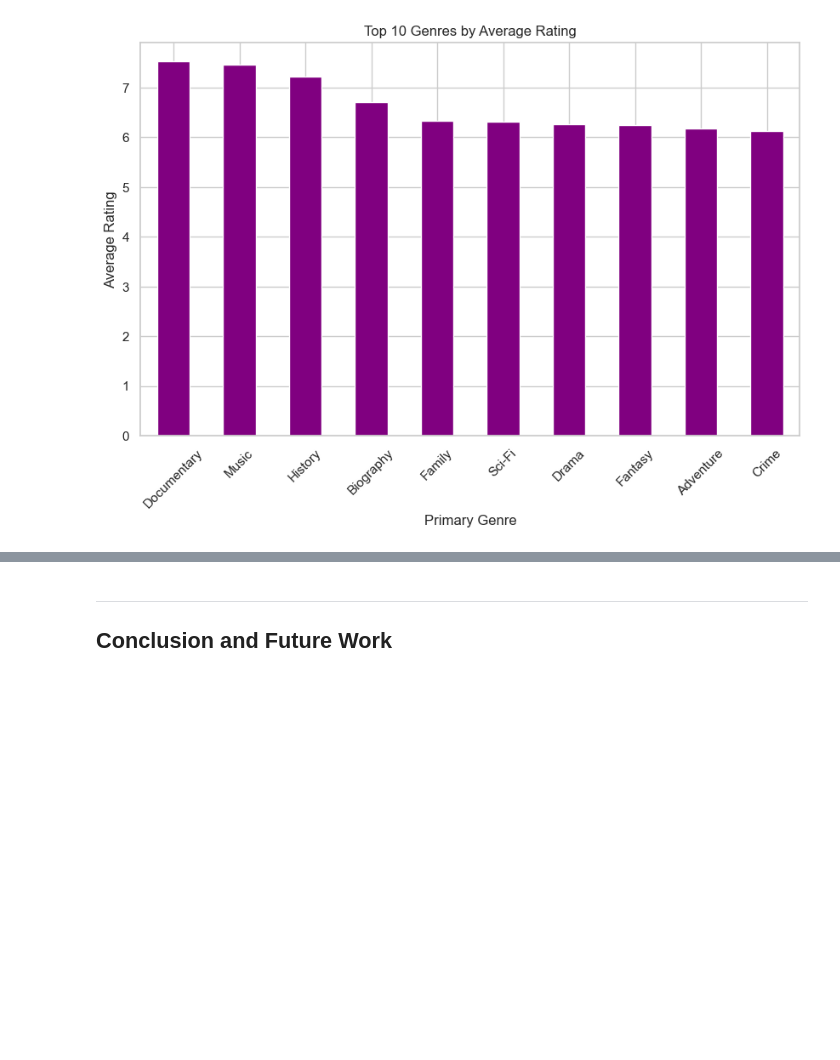
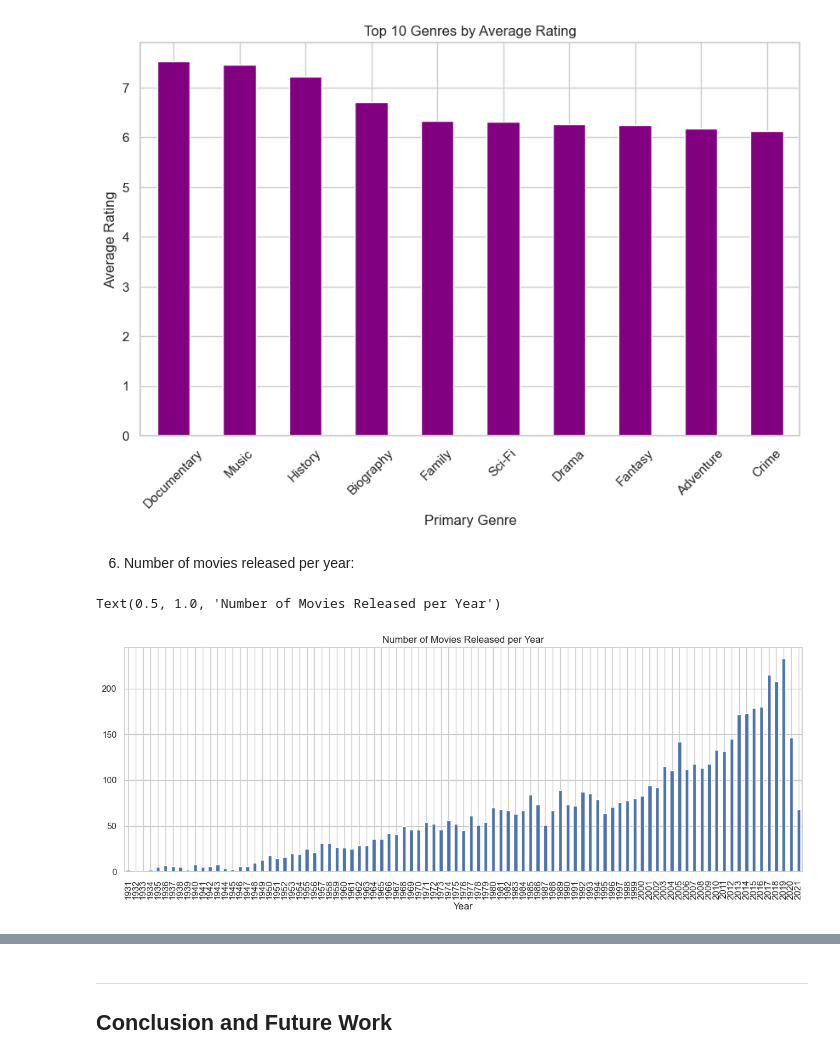
Before and after one commit to NoziphoNdebele/2025_Data_Science_Projects, a Jupyter notebook: MOVIE_RATING_PREDICTION_WITH_PYTHON/MOVIE_RATING_PREDICTION_WITH_PYTHON.ipynb, the cells around one changed output, grey strips where cells are left out. Drawn from its saved outputs; the diff is of its cells as text; code cells hidden in the pictures; blank space fills up the shorter version.

Commit message:
added new visuals

```diff
--- a/MOVIE_RATING_PREDICTION_WITH_PYTHON/MOVIE_RATING_PREDICTION_WITH_PYTHON.ipynb
+++ b/MOVIE_RATING_PREDICTION_WITH_PYTHON/MOVIE_RATING_PREDICTION_WITH_PYTHON.ipynb
@@ -513,3 +513,12 @@ plt.xticks(rotation=45)
 plt.show()
 # %% [output]
 [figure]
+# %% [markdown]
+6. Number of movies released per year:
+# %%
+movies_per_year = df_copy['Year'].value_counts().sort_index()
+movies_per_year.plot(kind='bar', figsize=(15,5))
+plt.title("Number of Movies Released per Year")
+# %% [output]
+Text(0.5, 1.0, 'Number of Movies Released per Year')
+[figure, added]
```
Also changed, not shown: parts of 6 cells of this notebook.
